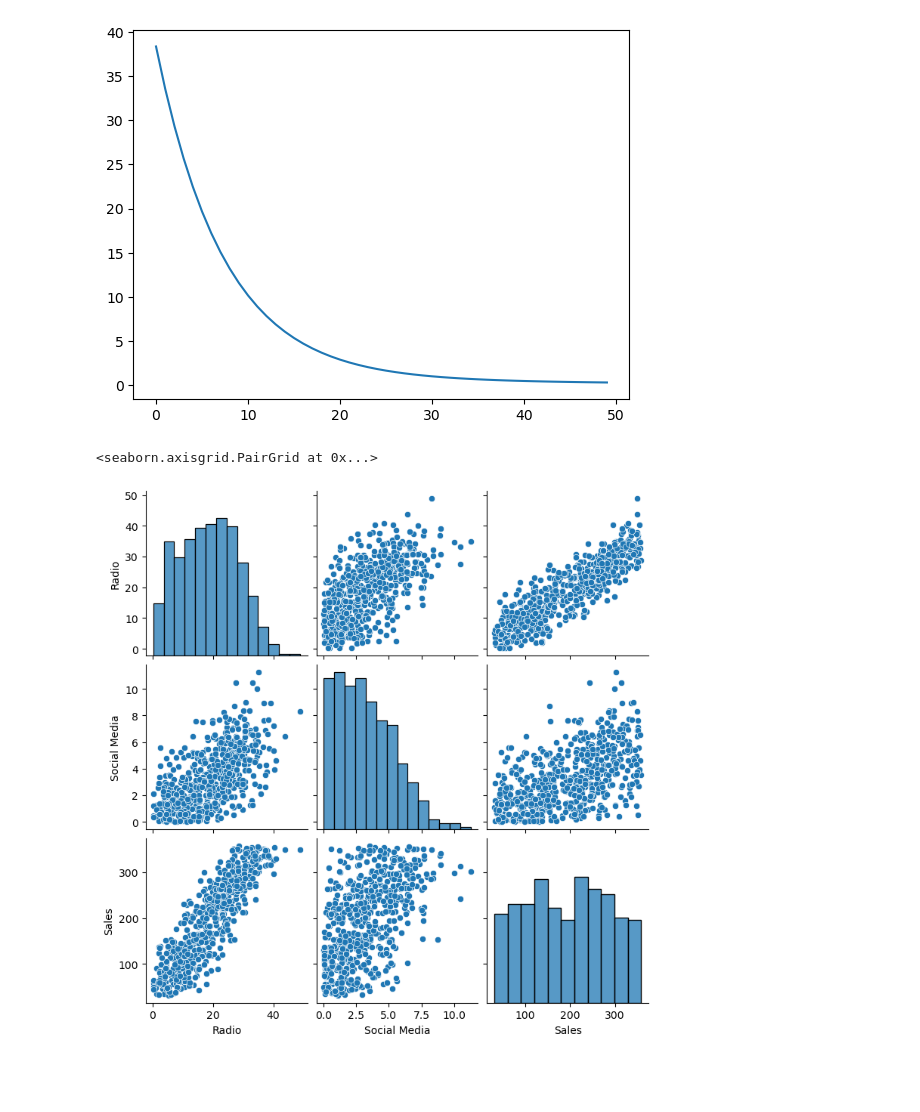
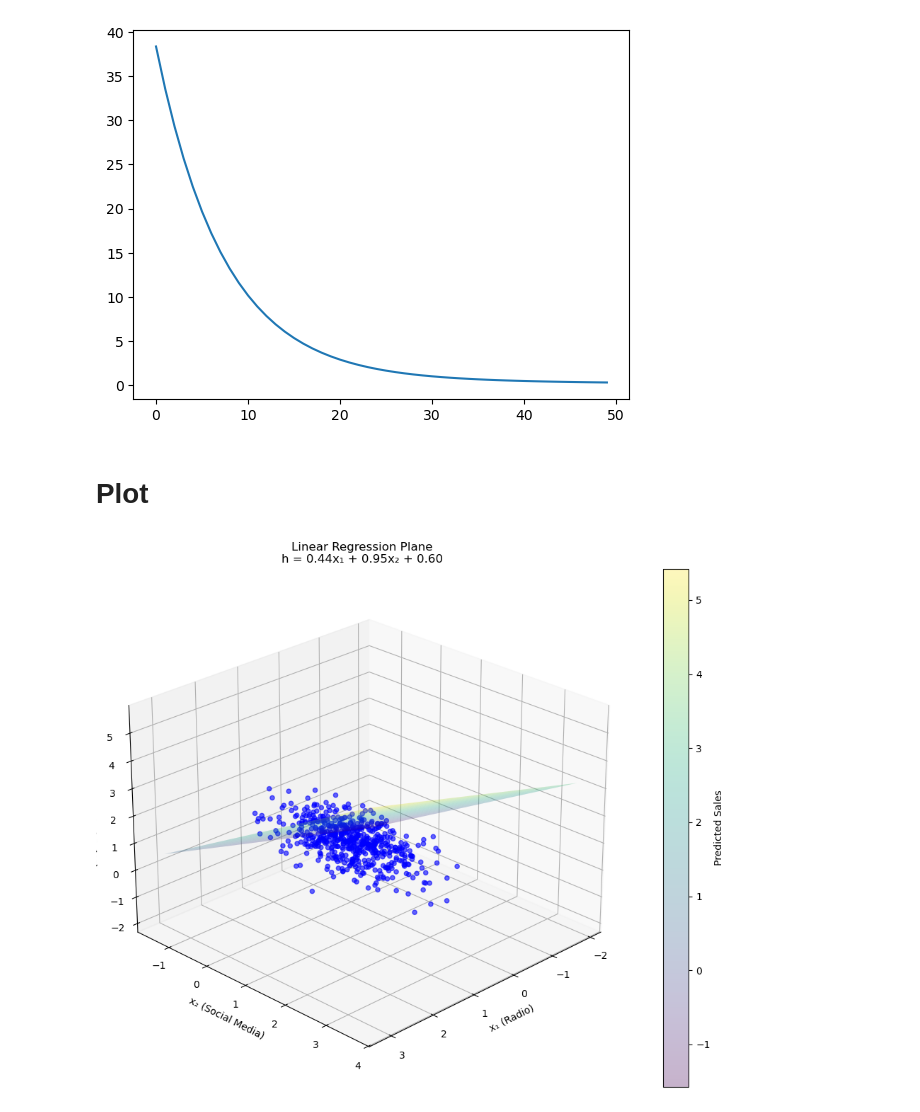
Before and after one commit to HongQuan1812/AIO2025, a Jupyter notebook: Module 4/linear regression.ipynb, the cells around one changed output. Cells and saved outputs as stored; diff of their text form; code cells hidden in the pictures; blank space fills up the shorter version.

```diff
--- a/Module 4/linear regression.ipynb
+++ b/Module 4/linear regression.ipynb
@@ -217,9 +206,57 @@ Iteration 390: w = [1.23137121 2.4142003 ], b = 1.687475427994044, loss = 3.6902
 Iteration 393: w = [1.23027853 2.4132
 [<matplotlib.lines.Line2D at 0x...>]
 [figure]
-# %%
-import seaborn as sns
-sns.pairplot(data)
-# %% [output]
-<seaborn.axisgrid.PairGrid at 0x...>
-[figure, removed]
+# %% [markdown]
+# Plot
+# %%
+w = [0.44499944, 0.94709135]
+b = 0.598957406162087
+# %%
+import matplotlib.pyplot as plt
+import numpy as np
+from mpl_toolkits.mplot3d import Axes3D
+
+# Create figure
+fig = plt.figure(figsize=(12, 8))
+ax = fig.add_subplot(111, projection='3d')
+
+# Plot actual data points
+scatter = ax.scatter(df['Radio'],
+                    df['Social Media'],
+                    df['Sales'],
+                    c='blue',
+                    alpha=0.6,
+                    label='Actual Data')
+
+# Create mesh grid for the regression plane
+x1_surf = np.linspace(df['Radio'].min(), df['Radio'].max(), 100)
+x2_surf = np.linspace(df['Social Media'].min(), df['Social Media'].max(), 100)
+x1_surf, x2_surf = np.meshgrid(x1_surf, x2_surf)
+
+# Calculate predicted values (h = w₁x₁ + w₂x₂ + b)
+h_surf = w[0] * x1_surf + w[1] * x2_surf + b
+
+# Plot the regression plane
+surface = ax.plot_surface(x1_surf, x2_surf, h_surf,
+                         alpha=0.3,
+                         cmap='viridis')
+
+# Add equation text to title
+equation = f'h = {w[0]:.2f}x₁ + {w[1]:.2f}x₂ + {b:.2f}'
+ax.set_title(f'Linear Regression Plane\n{equation}')
+
+# Add labels
+ax.set_xlabel('x₁ (Radio)')
+ax.set_ylabel('x₂ (Social Media)')
+ax.set_zlabel('h (Predicted Sales)')
+
+# Add colorbar
+fig.colorbar(surface, ax=ax, label='Predicted Sales')
+
+# Adjust the viewing angle
+ax.view_init(elev=25, azim=45)
+
+plt.tight_layout()
+plt.show()
+# %% [output]
+[figure, added]
```
Also changed, not shown: parts of 1 cell of this notebook, 1 other file.
